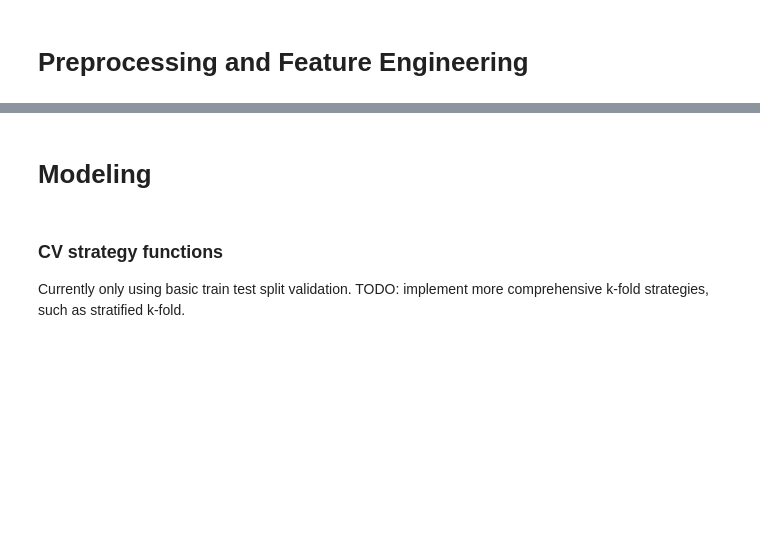
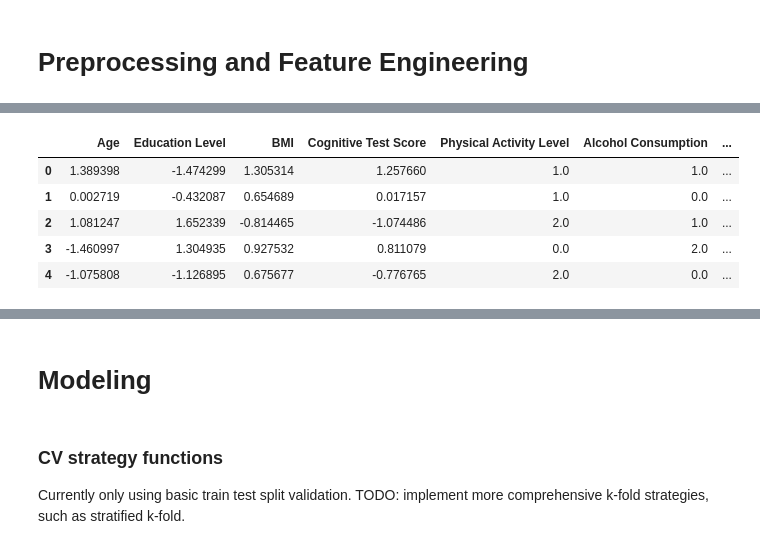
Before and after one commit to DVDMVN/STT811_ALZ_PROJ, a Jupyter notebook: exploration_notebook.ipynb, the cells around one changed output, grey strips where cells are left out. Saved outputs shown, nothing was run; the diff lists cells and outputs as text; code cells hidden in the pictures; blank space fills up the shorter version.

```diff
--- a/exploration_notebook.ipynb
+++ b/exploration_notebook.ipynb
@@ -86,0 +73,86 @@ Numerical Columns
+# %%
+from sklearn.preprocessing import OrdinalEncoder, OneHotEncoder, StandardScaler
+from sklearn.compose import ColumnTransformer
+
+numerical_columns = alzheimers.select_dtypes(include = "number").columns
+
+ordinal_columns = {
+    'Physical Activity Level': {'Low': 0, 'Medium': 1, 'High': 2},
+    'Alcohol Consumption': {'Never': 0, 'Occasionally': 1, 'Regularly': 2},
+    'Cholesterol Level': {'Normal': 0, 'High': 1},
+    'Depression Level': {'Low': 0, 'Medium': 1, 'High': 2},
+    'Sleep Quality': {'Poor': 0, 'Average': 1, 'Good': 2},
+    'Dietary Habits': {'Unhealthy': 0, 'Average': 1, 'Healthy': 2},
+    'Air Pollution Exposure': {'Low': 0, 'Medium': 1, 'High': 2},
+    'Social Engagement Level': {'Low': 0, 'Medium': 1, 'High': 2},
+    'Income Level': {'Low': 0, 'Medium': 1, 'High': 2},
+    'Stress Levels': {'Low': 0, 'Medium': 1, 'High': 2},
+}
+
+non_binary_nominal_columns = [
+    'Country',
+    'Smoking Status',
+    'Employment Status',
+    'Marital Status',
+]
+
+binary_nominal_columns = [
+    'Gender',
+    'Diabetes',
+    'Hypertension',
+    'Family History of Alzheimer’s',
+    'Genetic Risk Factor (APOE-ε4 allele)',
+    'Urban vs Rural Living',
+    'Alzheimer’s Diagnosis'
+]
+
+standard_scaler_transformer = StandardScaler()
+
+def get_ordinal_categories(mapping):
+    return [list(mapping[col].keys()) for col in mapping]
+
+ordinal_column_names = list(ordinal_columns.keys())
+ordinal_categories = get_ordinal_categories(ordinal_columns)
+
+ordinal_transformer = OrdinalEncoder(categories=ordinal_categories)
+
+onehot_nonbinary_transformer = OneHotEncoder(drop='first', handle_unknown='ignore')
+onehot_binary_transformer = OneHotEncoder(drop='if_binary', handle_unknown='ignore')
+
+preprocessor = ColumnTransformer( # Using ColumnTransformer to just conglomerate the different transformers used, not nessecary
+    transformers=[
+        ("numerical", standard_scaler_transformer, numerical_columns),
+        ("ordinal", ordinal_transformer, ordinal_column_names),
+        ("onehot_nonbinary", onehot_nonbinary_transformer, non_binary_nominal_columns),
+        ("onehot_binary", onehot_binary_transformer, binary_nominal_columns),
+    ],
+    remainder="passthrough"
+)
+
+alzheimers_encoded = preprocessor.fit_transform(alzheimers)
+
+# --- After transformation, we lose our feature names, we can add them back in:
+
+# non-binary nominal feature names
+onehot_nonbinary_encoder = preprocessor.named_transformers_["onehot_nonbinary"]
+nonbinary_feature_names = onehot_nonbinary_encoder.get_feature_names_out(non_binary_nominal_columns)
+
+# binary nominal feature names
+onehot_binary_encoder = preprocessor.named_transformers_["onehot_binary"]
+binary_feature_names = onehot_binary_encoder.get_feature_names_out(binary_nominal_columns)
+
+all_feature_names = (
+    list(numerical_columns)
+    + list(ordinal_column_names)
+    + list(nonbinary_feature_names)
+    + list(binary_feature_names)
+)
+alzheimers_encoded = pd.DataFrame(alzheimers_encoded, columns=all_feature_names)
+alzheimers_encoded.head()
+# %% [output]
+|  | Age | Education Level | BMI | Cognitive Test Score | Physical Activity Level | Alcohol Consumption | ... |
+| 0 | 1.389398 | -1.474299 | 1.305314 | 1.257660 | 1.0 | 1.0 | ... |
+| 1 | 0.002719 | -0.432087 | 0.654689 | 0.017157 | 1.0 | 0.0 | ... |
+| 2 | 1.081247 | 1.652339 | -0.814465 | -1.074486 | 2.0 | 1.0 | ... |
+| 3 | -1.460997 | 1.304935 | 0.927532 | 0.811079 | 0.0 | 2.0 | ... |
+| 4 | -1.075808 | -1.126895 | 0.675677 | -0.776765 | 2.0 | 0.0 | ... |
```
Also changed, not shown: parts of 7 cells of this notebook, 1 other file.
